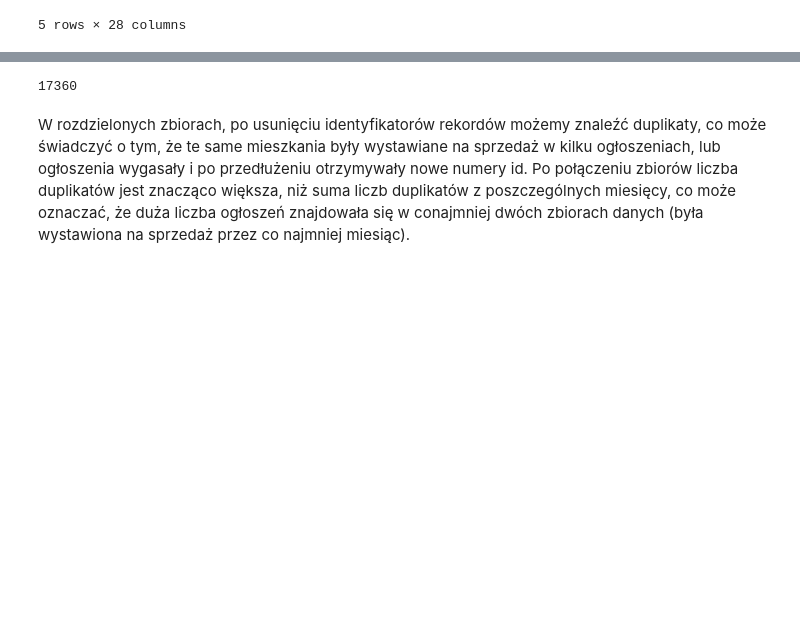
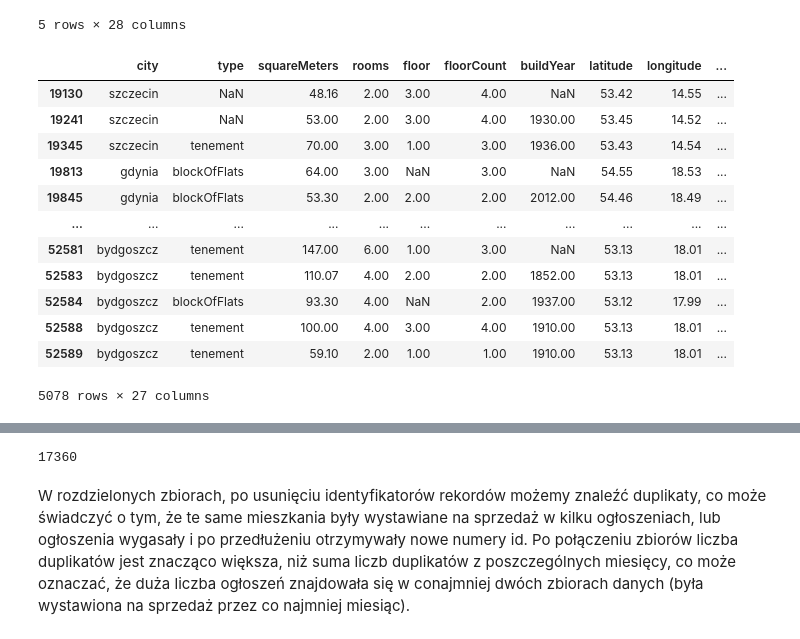
Before and after one commit to Roger1121/FlatAI, a Jupyter notebook: DataAnalysis.ipynb, the cells around one changed output, grey strips where cells are left out. Drawn from its saved outputs; the diff is of its cells as text; code cells hidden in the pictures; blank space fills up the shorter version.

```diff
--- a/DataAnalysis.ipynb
+++ b/DataAnalysis.ipynb
@@ -667,3 +669,21 @@ duplicates_ALL.head()
 | 18912 | eb15c0a8a7f16a523f5cf5f61de06638 | szczecin | blockOfFlats | 49.50 | 2.00 | 1.00 | 4.00 | 1980.00 | 53.37 | 14.66 | ... |
 | 18922 | 209a6d2dea99216bdf83a968343cd3b3 | szczecin | tenement | 61.48 | 2.00 | NaN | 3.00 | 1900.00 | 53.49 | 14.61 | ... |
 5 rows × 28 columns
+# %%
+all_test = duplicates_ALL
+all_test = all_test.drop(columns=["id"])
+all_test.loc[all_test.duplicated()]
+# %% [output]
+|  | city | type | squareMeters | rooms | floor | floorCount | buildYear | latitude | longitude | ... |
+| 19130 | szczecin | NaN | 48.16 | 2.00 | 3.00 | 4.00 | NaN | 53.42 | 14.55 | ... |
+| 19241 | szczecin | NaN | 53.00 | 2.00 | 3.00 | 4.00 | 1930.00 | 53.45 | 14.52 | ... |
+| 19345 | szczecin | tenement | 70.00 | 3.00 | 1.00 | 3.00 | 1936.00 | 53.43 | 14.54 | ... |
+| 19813 | gdynia | blockOfFlats | 64.00 | 3.00 | NaN | 3.00 | NaN | 54.55 | 18.53 | ... |
+| 19845 | gdynia | blockOfFlats | 53.30 | 2.00 | 2.00 | 2.00 | 2012.00 | 54.46 | 18.49 | ... |
+| ... | ... | ... | ... | ... | ... | ... | ... | ... | ... | ... |
+| 52581 | bydgoszcz | tenement | 147.00 | 6.00 | 1.00 | 3.00 | NaN | 53.13 | 18.01 | ... |
+| 52583 | bydgoszcz | tenement | 110.07 | 4.00 | 2.00 | 2.00 | 1852.00 | 53.13 | 18.01 | ... |
+| 52584 | bydgoszcz | blockOfFlats | 93.30 | 4.00 | NaN | 2.00 | 1937.00 | 53.12 | 17.99 | ... |
+| 52588 | bydgoszcz | tenement | 100.00 | 4.00 | 3.00 | 4.00 | 1910.00 | 53.13 | 18.01 | ... |
+| 52589 | bydgoszcz | tenement | 59.10 | 2.00 | 1.00 | 1.00 | 1910.00 | 53.13 | 18.01 | ... |
+5078 rows × 27 columns
```
Also changed, not shown: parts of 4 cells of this notebook.
